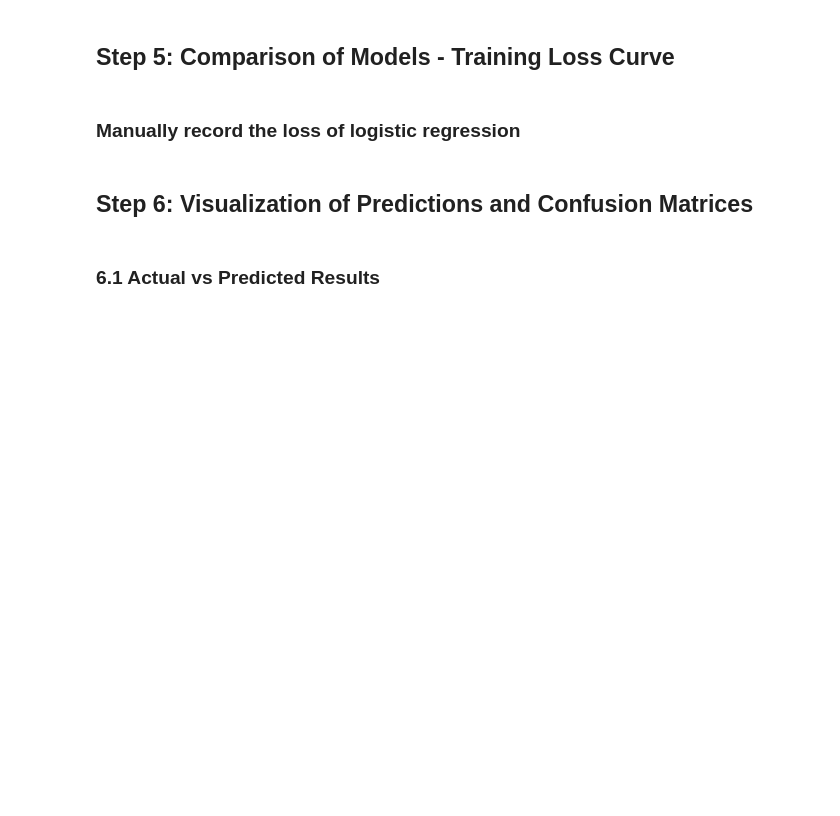
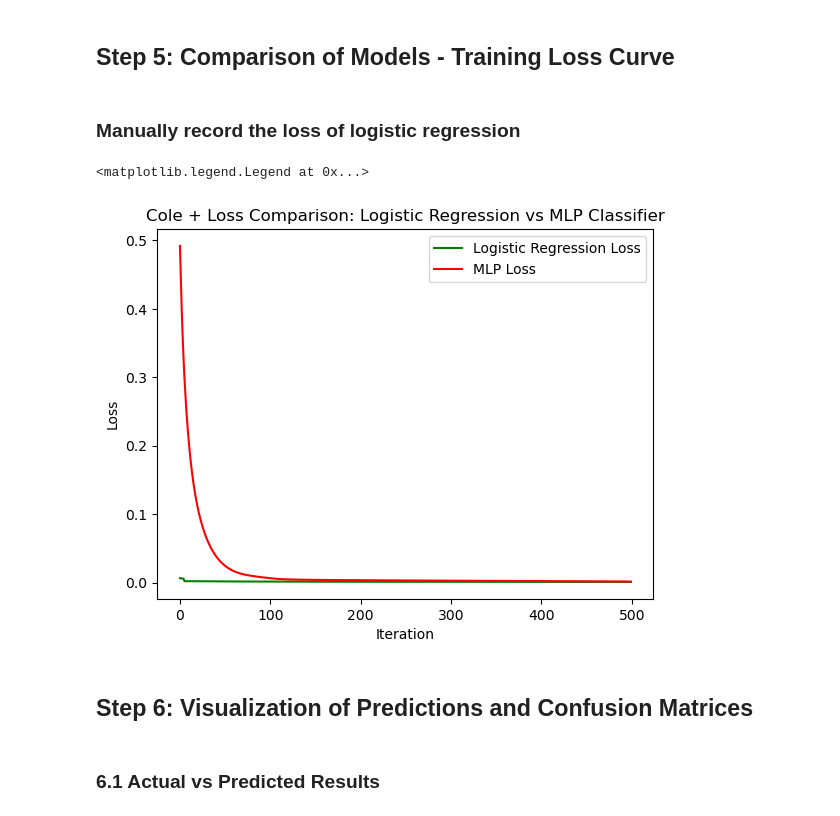
Before and after one commit to VOLR001/Lab4, a Jupyter notebook: Lab4.ipynb, the cells around one changed output. Drawn from its saved outputs; the diff is of its cells as text; code cells hidden in the pictures; blank space fills up the shorter version.

```diff
--- a/Lab4.ipynb
+++ b/Lab4.ipynb
@@ -115,11 +238,16 @@ print(f"Validation accuracy: {accuracy_score_logistic:.4f}")
 ## Step 4: Multi-Layer Perceptron (MLP)
 # %%
 from sklearn.neural_network import MLPClassifier
+from sklearn.metrics import classification_report, roc_auc_score, accuracy_score
+from sklearn.metrics import classification_report, roc_auc_score, accuracy_score
+#just in case improt these too
 
 # Please build your Multi-Layer Perceptron model
-
+mlp_model = MLPClassifier(hidden_layer_sizes=(8,), activation='relu', max_iter=500, random_state=42)  # hidden layer size 8 and max iterations is 500
 # Hidden layer: 8 weights and 4 biases, activation: relu, iteration : 500
 # Your code
+mlp_model.fit(X_train, y_train)
+y_test_pred_mlp = mlp_model.predict(X_test)
 
 
 # Please use AUC and accuracy score to evalue your model
@@ -127,16 +255,21 @@ from sklearn.neural_network import MLPClassifier
 # Your code
 
 
+auc_test_mlp = roc_auc_score(y_test, y_test_pred_mlp)
+accuracy_test_mlp = accuracy_score(y_test, y_test_pred_mlp)
 
 
 
 # Train MLP Classifier
+y_val_pred_mlp = mlp_model.predict(X_val)
 
 
 # Evaluate MLP Classifier
+auc_val_mlp = roc_auc_score(y_val, y_val_pred_mlp)
 
+accuracy_score_mlp = accuracy_score(y_val, y_val_pred_mlp)   # validation score
 
-print("<Your name> + MLP Classifier - Validation Performance:")
+print("Cole Manchester + MLP Classifier - Validation Performance:")
 print(classification_report(y_val, y_val_pred_mlp))
 print(f"Validation AUC: {auc_val_mlp:.4f}")
 print(f"Validation accuracy: {accuracy_score_mlp:.4f}")
@@ -147,26 +293,53 @@ print(f"Validation accuracy: {accuracy_score_mlp:.4f}")
 # %%
 import matplotlib.pyplot as plt
 from sklearn.metrics import log_loss
+from sklearn.linear_model import LogisticRegression
+from sklearn.neural_network import MLPClassifier
+from sklearn.preprocessing import StandardScaler
+
 # Please record your loss of logistic regression with 500 iterations
 # Your code
-
-
+scaler = StandardScaler()
+X_train_scaled = scaler.fit_transform(X_train)
+X_test_scaled = scaler.transform(X_test)
+#test scaling too
+logreg_model = LogisticRegression(solver='saga', max_iter=1000, warm_start=True, random_state=42) # higher if needed but 1000 max iterations
 # Initialize the model with warm_start to fit incrementally
-
 
 # To store the loss values
 loss_curve = []
 
 # Train the model incrementally
 # Your code
+for i in range(500):
+    logreg_model.fit(X_train_scaled, y_train)
+    y_train_pred = logreg_model.predict_proba(X_train_scaled)
+    loss_logreg = log_loss(y_train, y_train_pred)
+    loss_curve.append(loss_logreg)
 # %%
 # Extract loss during MLP training
+mlp_model = MLPClassifier(hidden_layer_sizes=(8,), activation='relu', max_iter=1, warm_start=True, random_state=42)
+mlp_loss_curve = []
 # Your code
+for i in range(500):
+    mlp_model.fit(X_train_scaled, y_train)  # fit for one iteration
+    mlp_loss = mlp_model.loss_  # has the loss_ attribute that stores the loss at each iteration
+    mlp_loss_curve.append(mlp_loss)  # store loss
 
+plt.plot(loss_curve, label='Logistic Regression Loss', color='green')
+plt.plot(mlp_loss_curve, label='MLP Loss', color='red')
 
 # Plot the loss difference during MLP training and Logistic
 # please set color of Logistic as green, set MLP as red.
 # Your code
+
+plt.title('Cole + Loss Comparison: Logistic Regression vs MLP Classifier')
+plt.xlabel('Iteration')
+plt.ylabel('Loss')
+plt.legend()
+# %% [output]
+<matplotlib.legend.Legend at 0x...>
+[figure, added]
 # %%
 import matplotlib.pyplot as plt
 from sklearn.metrics import roc_curve
```
Also changed, not shown: parts of 13 cells of this notebook.
